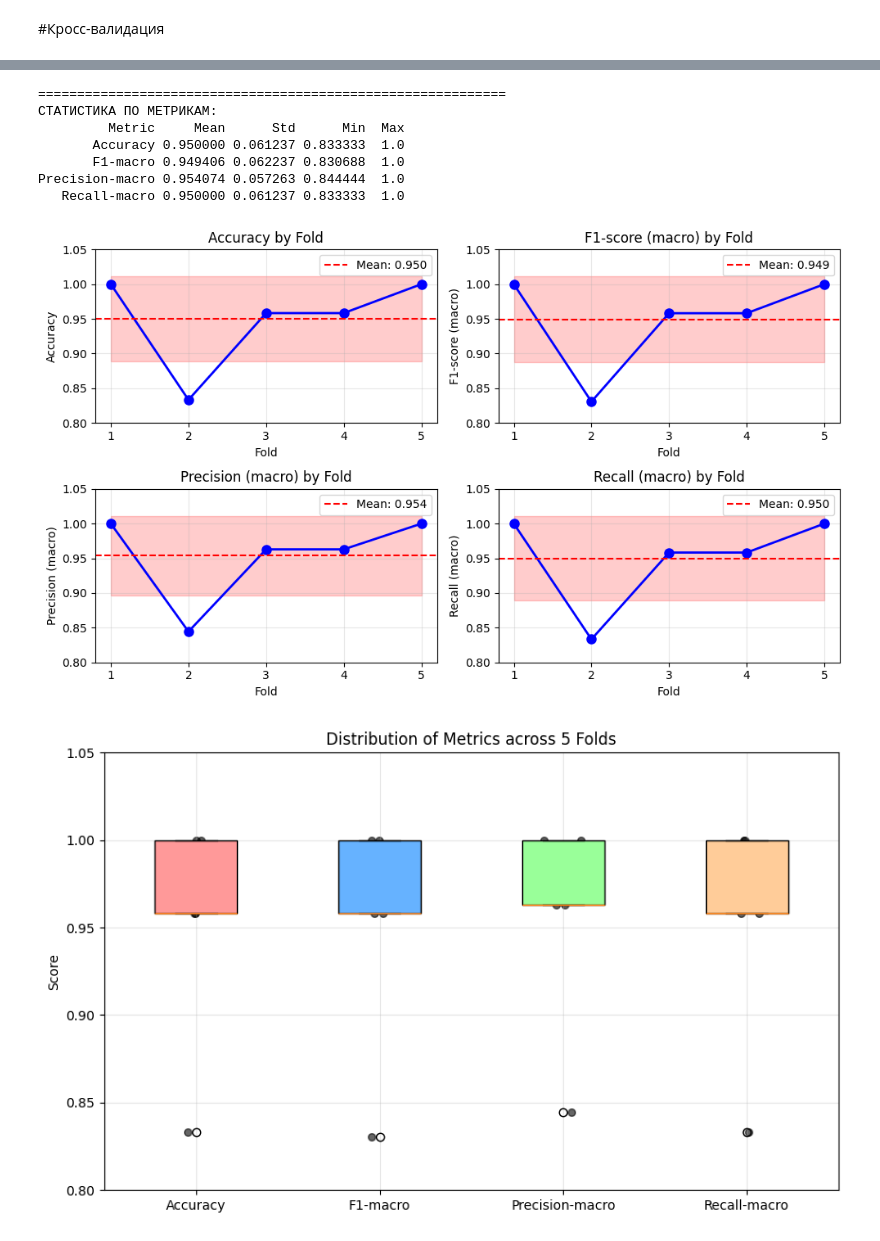
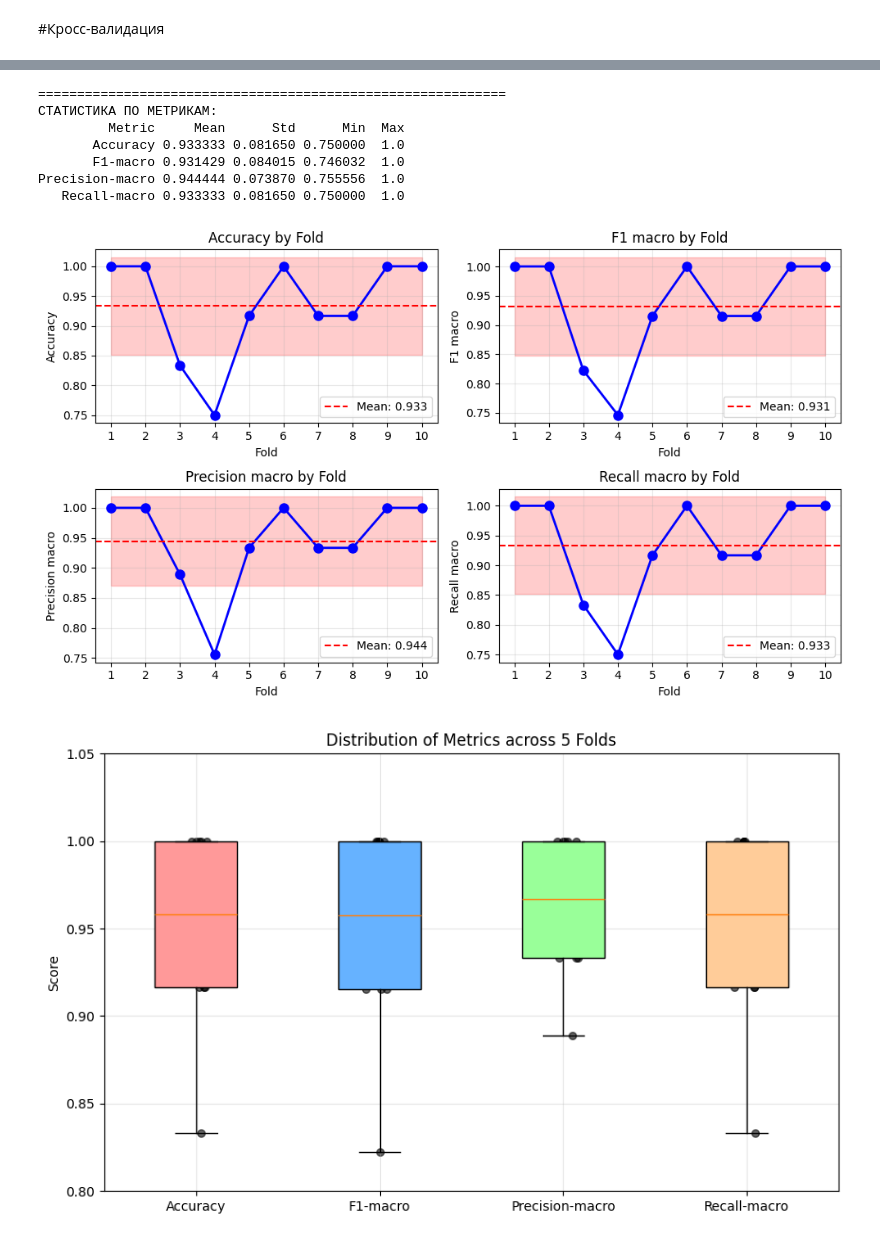
Before and after one commit to MinyaevAndrey/MYPETS, a Jupyter notebook: Iris.ipynb, the cells around one changed output, grey strips where cells are left out. Cells and saved outputs as stored; diff of their text form; code cells hidden in the pictures.

```diff
--- a/Iris.ipynb
+++ b/Iris.ipynb
@@ -459,7 +459,7 @@ print("Среднее значение правильности: {:.2f}".format(
 from sklearn.model_selection import cross_validate
 cv_results = cross_validate(RandomForestClassifier(n_estimators=100, random_state=42),
                             X_train, y_train,
-                            cv=StratifiedKFold(n_splits=5, shuffle=True, random_state=0),
+                            cv=StratifiedKFold(n_splits=10, shuffle=True, random_state=0),
                             return_estimator=True,
                             scoring=['accuracy', 'f1_macro', 'precision_macro', 'recall_macro']
 )
@@ -507,0 +489,22 @@ print(metrics_df.to_string(index=False))
+# %%
+print("\n" + "="*60)
+print("ТАБЛИЦА МЕТРИК ПО ФОЛДАМ:")
+
+# Определяем количество фолдов по длине любого массива метрик
+n_folds = len(cv_results['test_accuracy'])
+
+# Собираем все метрики автоматически
+metrics_dict = {'Fold': range(1, n_folds + 1)}
+
+# Добавляем все метрики, которые начинаются с 'test_'
+for key in cv_results.keys():
+    if key.startswith('test_'):
+        # Убираем префикс 'test_' для названия колонки
+        metric_name = key.replace('test_', '')
+        metrics_dict[metric_name] = cv_results[key]
+
+# Создаем DataFrame
+metrics_df = pd.DataFrame(metrics_dict)
+
+# Выводим с округлением до 3 знаков
+print(metrics_df.round(3).to_string(index=False))
@@ -535,40 +552,41 @@ print(stats_df.to_string(index=False))
 ============================================================
 СТАТИСТИКА ПО МЕТРИКАМ:
          Metric     Mean      Std      Min  Max
-       Accuracy 0.950000 0.061237 0.833333  1.0
-       F1-macro 0.949406 0.062237 0.830688  1.0
-Precision-macro 0.954074 0.057263 0.844444  1.0
-   Recall-macro 0.950000 0.061237 0.833333  1.0
+       Accuracy 0.933333 0.081650 0.750000  1.0
+       F1-macro 0.931429 0.084015 0.746032  1.0
+Precision-macro 0.944444 0.073870 0.755556  1.0
+   Recall-macro 0.933333 0.081650 0.750000  1.0
 # %%
 # ============================================
 # 4. ВИЗУАЛИЗАЦИЯ: Сравнение метрик по фолдам (линейный график)
 # ============================================
+n_folds = len(cv_results['test_accuracy'])
+metrics = [key for key in cv_results.keys() if key.startswith('test_')]
+
 fig, axes = plt.subplots(2, 2, figsize=(10, 6))
 axes = axes.ravel()
 
-metrics = ['test_accuracy', 'test_f1_macro', 'test_precision_macro', 'test_recall_macro']
-titles = ['Accuracy', 'F1-score (macro)', 'Precision (macro)', 'Recall (macro)']
+for i, metric in enumerate(metrics):
+    values = cv_results[metric]
+    title = metric.replace('test_', '').replace('_', ' ').capitalize()
 
-for i, (metric, title) in enumerate(zip(metrics, titles)):
-    values = cv_results[metric]
-    axes[i].plot(range(1, 6), values, marker='o', linewidth=2, markersize=8, color='blue')
+    axes[i].plot(range(1, n_folds + 1), values, marker='o', linewidth=2, markersize=8, color='blue')
     axes[i].axhline(y=np.mean(values), color='red', linestyle='--', label=f'Mean: {np.mean(values):.3f}')
-    axes[i].fill_between(range(1, 6),
+    axes[i].fill_between(range(1, n_folds + 1),
                          np.mean(values) - np.std(values),
                          np.mean(values) + np.std(values),
                          alpha=0.2, color='red')
     axes[i].set_xlabel('Fold')
     axes[i].set_ylabel(title)
     axes[i].set_title(f'{title} by Fold')
-    axes[i].set_xticks(range(1, 6))
-    axes[i].set_ylim(0.8, 1.05)
+    axes[i].set_xticks(range(1, n_folds + 1))
     axes[i].grid(True, alpha=0.3)
     axes[i].legend()
 
 plt.tight_layout()
 plt.show()
 # %% [output]
-[figure, old version]
+[figure, new version]
 # %%
 #  ============================================
 # 5. ВИЗУАЛИЗАЦИЯ: Boxplot для сравнения метрик
@@ -602,7 +620,7 @@ for i, data in enumerate(metrics_data, 1):
 
 plt.show()
 # %% [output]
-[figure, old version]
+[figure, new version]
 # %%
 # ============================================
 # 6. ВИЗУАЛИЗАЦИЯ: Heatmap метрик по фолдам
```
Also changed, not shown: parts of 11 cells of this notebook.
